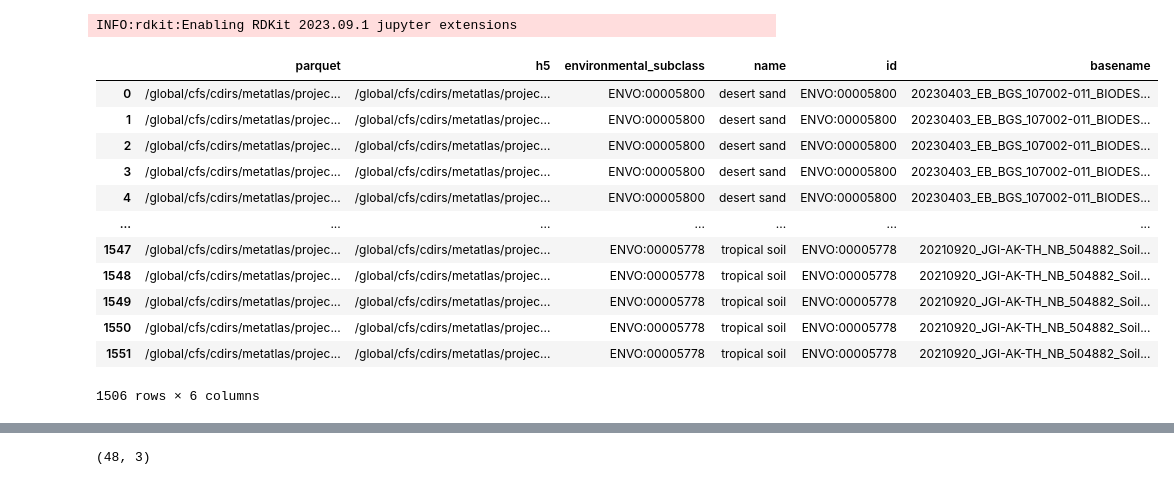
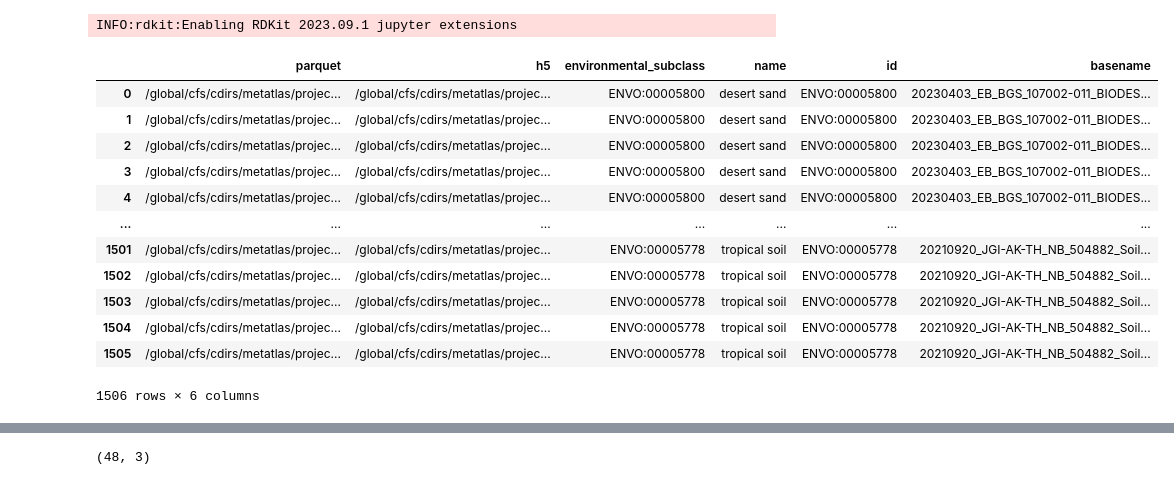
Before and after one commit to biorack/envnet, a Jupyter notebook: envnet/build/filter_background_exctrl_from_environment_files.ipynb, the cells around one changed output, grey strips where cells are left out. Saved outputs shown, nothing was run; the diff lists cells and outputs as text; code cells hidden in the pictures.

```diff
--- a/envnet/build/filter_background_exctrl_from_environment_files.ipynb
+++ b/envnet/build/filter_background_exctrl_from_environment_files.ipynb
@@ -46,29 +46,29 @@ from importlib import reload
 at = reload(at)
 # %%
 from metatlas.untargeted.tools import get_google_sheet
-file_df = get_google_sheet(notebook_name='Supplementary Tables',sheet_name='environmental')
+file_df = get_google_sheet(notebook_name='Supplementary Tables',sheet_name='Table 1a')
 if not 'h5' in file_df.columns:
     file_df['h5'] = file_df['parquet'].str.replace('.parquet','.h5')
 cols = ['parquet','h5','environmental_subclass']
 file_df = file_df[cols]
-envo_name = get_google_sheet(notebook_name='Supplementary Tables',sheet_name='unique_environment_groups')
+envo_name = get_google_sheet(notebook_name='Supplementary Tables',sheet_name='Table 1b')
 file_df = pd.merge(file_df,envo_name[['name','id']],left_on='environmental_subclass',right_on='id',how='inner')
 file_df = file_df[~file_df['h5'].str.contains('Frtlzr')]
 file_df['basename'] = file_df['h5'].apply(os.path.basename)
 file_df
 # %% [output]
 |  | parquet | h5 | environmental_subclass | name | id | basename |
 | 0 | /global/cfs/cdirs/metatlas/projec... | /global/cfs/cdirs/metatlas/projec... | ENVO:00005800 | desert sand | ENVO:00005800 | 20230403_EB_BGS_107002-011_BIODES... |
 | 1 | /global/cfs/cdirs/metatlas/projec... | /global/cfs/cdirs/metatlas/projec... | ENVO:00005800 | desert sand | ENVO:00005800 | 20230403_EB_BGS_107002-011_BIODES... |
 | 2 | /global/cfs/cdirs/metatlas/projec... | /global/cfs/cdirs/metatlas/projec... | ENVO:00005800 | desert sand | ENVO:00005800 | 20230403_EB_BGS_107002-011_BIODES... |
 | 3 | /global/cfs/cdirs/metatlas/projec... | /global/cfs/cdirs/metatlas/projec... | ENVO:00005800 | desert sand | ENVO:00005800 | 20230403_EB_BGS_107002-011_BIODES... |
 | 4 | /global/cfs/cdirs/metatlas/projec... | /global/cfs/cdirs/metatlas/projec... | ENVO:00005800 | desert sand | ENVO:00005800 | 20230403_EB_BGS_107002-011_BIODES... |
 | ... | ... | ... | ... | ... | ... | ... |
-| 1547 | /global/cfs/cdirs/metatlas/projec... | /global/cfs/cdirs/metatlas/projec... | ENVO:00005778 | tropical soil | ENVO:00005778 | 20210920_JGI-AK-TH_NB_504882_Soil... |
-| 1548 | /global/cfs/cdirs/metatlas/projec... | /global/cfs/cdirs/metatlas/projec... | ENVO:00005778 | tropical soil | ENVO:00005778 | 20210920_JGI-AK-TH_NB_504882_Soil... |
-| 1549 | /global/cfs/cdirs/metatlas/projec... | /global/cfs/cdirs/metatlas/projec... | ENVO:00005778 | tropical soil | ENVO:00005778 | 20210920_JGI-AK-TH_NB_504882_Soil... |
-| 1550 | /global/cfs/cdirs/metatlas/projec... | /global/cfs/cdirs/metatlas/projec... | ENVO:00005778 | tropical soil | ENVO:00005778 | 20210920_JGI-AK-TH_NB_504882_Soil... |
-| 1551 | /global/cfs/cdirs/metatlas/projec... | /global/cfs/cdirs/metatlas/projec... | ENVO:00005778 | tropical soil | ENVO:00005778 | 20210920_JGI-AK-TH_NB_504882_Soil... |
+| 1501 | /global/cfs/cdirs/metatlas/projec... | /global/cfs/cdirs/metatlas/projec... | ENVO:00005778 | tropical soil | ENVO:00005778 | 20210920_JGI-AK-TH_NB_504882_Soil... |
+| 1502 | /global/cfs/cdirs/metatlas/projec... | /global/cfs/cdirs/metatlas/projec... | ENVO:00005778 | tropical soil | ENVO:00005778 | 20210920_JGI-AK-TH_NB_504882_Soil... |
+| 1503 | /global/cfs/cdirs/metatlas/projec... | /global/cfs/cdirs/metatlas/projec... | ENVO:00005778 | tropical soil | ENVO:00005778 | 20210920_JGI-AK-TH_NB_504882_Soil... |
+| 1504 | /global/cfs/cdirs/metatlas/projec... | /global/cfs/cdirs/metatlas/projec... | ENVO:00005778 | tropical soil | ENVO:00005778 | 20210920_JGI-AK-TH_NB_504882_Soil... |
+| 1505 | /global/cfs/cdirs/metatlas/projec... | /global/cfs/cdirs/metatlas/projec... | ENVO:00005778 | tropical soil | ENVO:00005778 | 20210920_JGI-AK-TH_NB_504882_Soil... |
 1506 rows × 6 columns
 # %%
 # df = pd.read_csv('/global/cfs/cdirs/metatlas/projects/carbon_network/public_and_internal_files_with_massive_and_redu.tsv', sep='\t')
```
Also changed, not shown: parts of 9 cells of this notebook, 9 other files.
